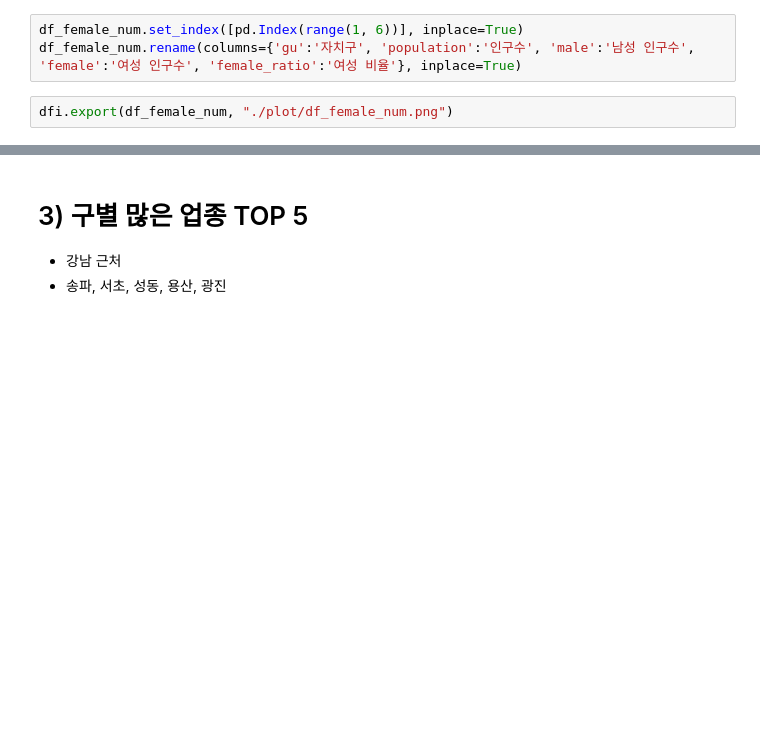
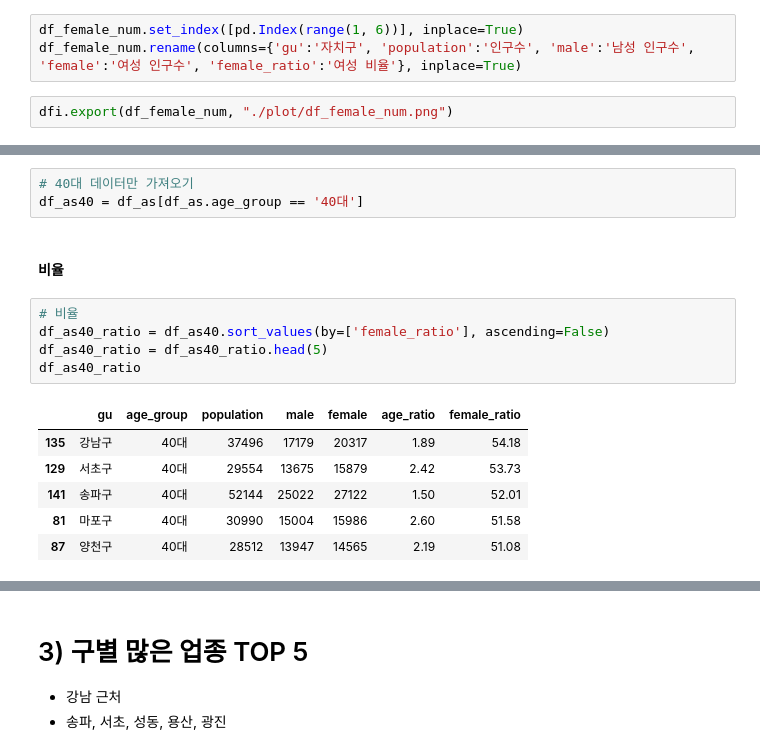
Before and after one commit to sangchun1/sales_project, a Jupyter notebook: data_analysis/seoul_delievery_analysis.ipynb, the cells around one changed output, grey strips where cells are left out. Saved outputs shown, nothing was run; the diff lists cells and outputs as text; blank space fills up the shorter version.

```diff
--- a/data_analysis/seoul_delievery_analysis.ipynb
+++ b/data_analysis/seoul_delievery_analysis.ipynb
@@ -262,0 +359,17 @@ dfi.export(df_female_num, "./plot/df_female_num.png")
+# %%
+# 40대 데이터만 가져오기
+df_as40 = df_as[df_as.age_group == '40대']
+# %% [markdown]
+#### 비율
+# %%
+# 비율
+df_as40_ratio = df_as40.sort_values(by=['female_ratio'], ascending=False)
+df_as40_ratio = df_as40_ratio.head(5)
+df_as40_ratio
+# %% [output]
+|  | gu | age_group | population | male | female | age_ratio | female_ratio |
+| 135 | 강남구 | 40대 | 37496 | 17179 | 20317 | 1.89 | 54.18 |
+| 129 | 서초구 | 40대 | 29554 | 13675 | 15879 | 2.42 | 53.73 |
+| 141 | 송파구 | 40대 | 52144 | 25022 | 27122 | 1.50 | 52.01 |
+| 81 | 마포구 | 40대 | 30990 | 15004 | 15986 | 2.60 | 51.58 |
+| 87 | 양천구 | 40대 | 28512 | 13947 | 14565 | 2.19 | 51.08 |
```
Also changed, not shown: parts of 24 cells of this notebook, 4 other files.
